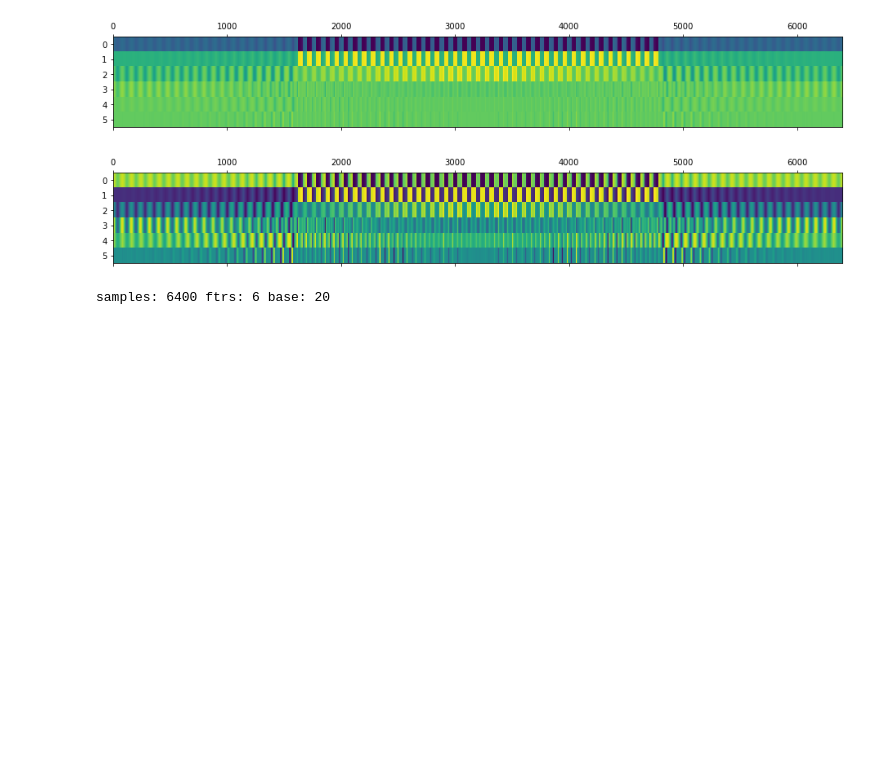
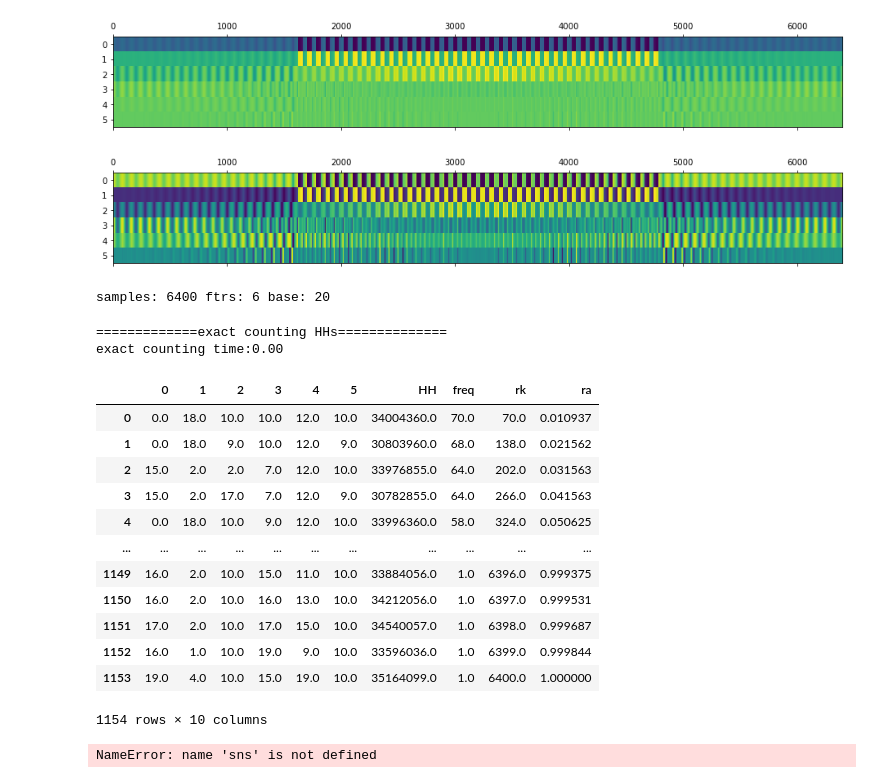
Before and after one commit to ViskaWei/hill-sketch, a Jupyter notebook: hillSketch/hill_sketch.ipynb, the cells around one changed output. Drawn from its saved outputs; the diff is of its cells as text; code cells hidden in the pictures; blank space fills up the shorter version.

```diff
--- a/hillSketch/hill_sketch.ipynb
+++ b/hillSketch/hill_sketch.ipynb
@@ -23,8 +22,10 @@ data,keep_columns = load_data(DATASET)
 Index(['k11', 'k12', 'k13', 'k14', 'k21', 'k22', 'k23', 'k24', 'k31', 'k32',
        'k33', 'k34', 'k41', 'k42', 'k43', 'k44', 'k55', 'k56', 'k65', 'k66'],
       dtype='object')
+# %%
+dimPCA = 6
 # %%
-dfNorm = prepro_data(data, isCenter=True, dimPCA=6,isPlot=True,method='minmax')
+dfNorm = prepro_data(data, isCenter=True, dimPCA=dimPCA,isPlot=True,method='minmax')
 # %% [output]
 =============== PCA N_component: 6 ===============
 Explained Variance Ratio [0.885 0.073 0.037 0.003 0.001 0.001 0.    0.    0.    0.    0.    0.
@@ -41,0 +45,26 @@ samples: 6400 ftrs: 6 base: 20
+# %%
+base =20
+dtype = 'uint64'
+isExact = True
+topk = None
+# %%
+dfHH = get_exact_pd(stream,base,dimPCA, dtype, isExact, topk, r=16, d=1000000,c=None,device=None)
+# %% [output]
+=============exact counting HHs==============
+exact counting time:0.00
+# %%
+dfHH
+# %% [output]
+|  | 0 | 1 | 2 | 3 | 4 | 5 | HH | freq | rk | ra |
+| 0 | 0.0 | 18.0 | 10.0 | 10.0 | 12.0 | 10.0 | 34004360.0 | 70.0 | 70.0 | 0.010937 |
+| 1 | 0.0 | 18.0 | 9.0 | 10.0 | 12.0 | 9.0 | 30803960.0 | 68.0 | 138.0 | 0.021562 |
+| 2 | 15.0 | 2.0 | 2.0 | 7.0 | 12.0 | 10.0 | 33976855.0 | 64.0 | 202.0 | 0.031563 |
+| 3 | 15.0 | 2.0 | 17.0 | 7.0 | 12.0 | 9.0 | 30782855.0 | 64.0 | 266.0 | 0.041563 |
+| 4 | 0.0 | 18.0 | 10.0 | 9.0 | 12.0 | 10.0 | 33996360.0 | 58.0 | 324.0 | 0.050625 |
+| ... | ... | ... | ... | ... | ... | ... | ... | ... | ... | ... |
+| 1149 | 16.0 | 2.0 | 10.0 | 15.0 | 11.0 | 10.0 | 33884056.0 | 1.0 | 6396.0 | 0.999375 |
+| 1150 | 16.0 | 2.0 | 10.0 | 16.0 | 13.0 | 10.0 | 34212056.0 | 1.0 | 6397.0 | 0.999531 |
+| 1151 | 17.0 | 2.0 | 10.0 | 17.0 | 15.0 | 10.0 | 34540057.0 | 1.0 | 6398.0 | 0.999687 |
+| 1152 | 16.0 | 1.0 | 10.0 | 19.0 | 9.0 | 10.0 | 33596036.0 | 1.0 | 6399.0 | 0.999844 |
+| 1153 | 19.0 | 4.0 | 10.0 | 15.0 | 19.0 | 10.0 | 35164099.0 | 1.0 | 6400.0 | 1.000000 |
+1154 rows × 10 columns
@@ -41,0 +73,4 @@ samples: 6400 ftrs: 6 base: 20
+# %%
+umapT = get_umap_pd(dfHH, ftr=None,isPlot=True)
+# %% [output]
+NameError: name 'sns' is not defined
```
Also changed, not shown: parts of 7 cells of this notebook, 8 other files.
